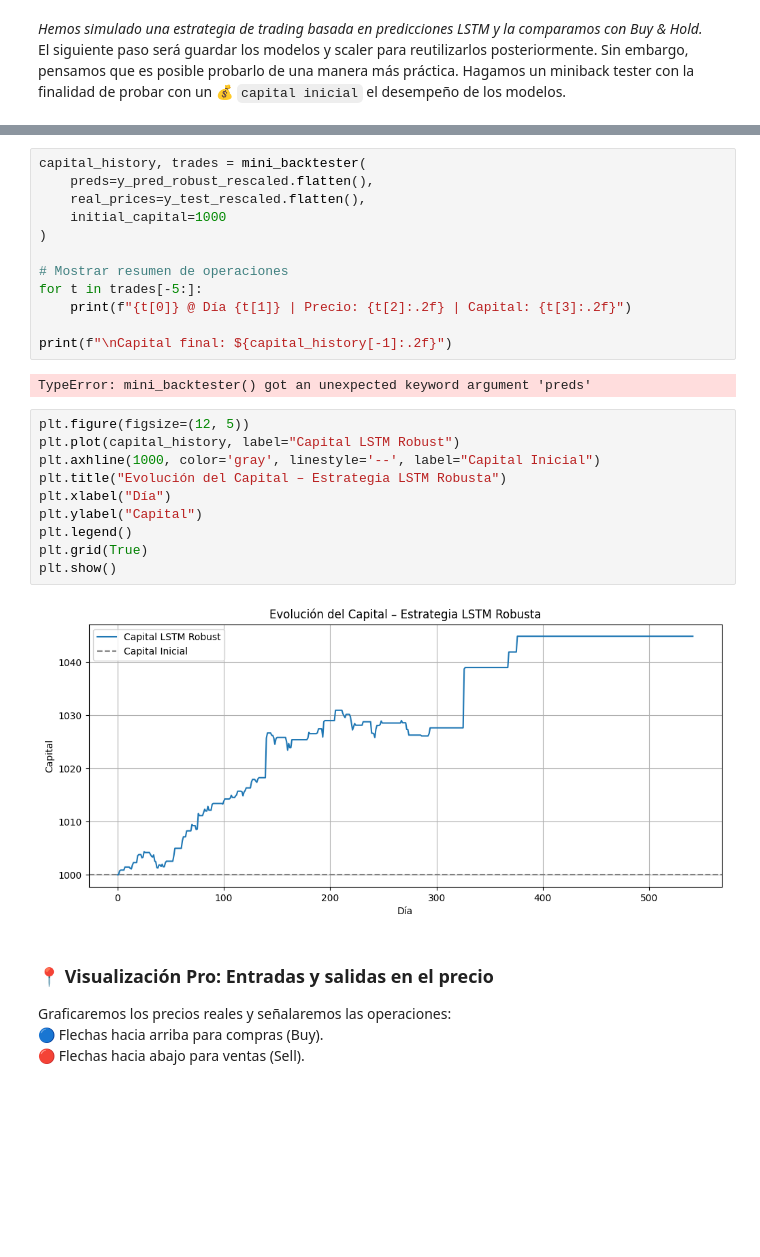
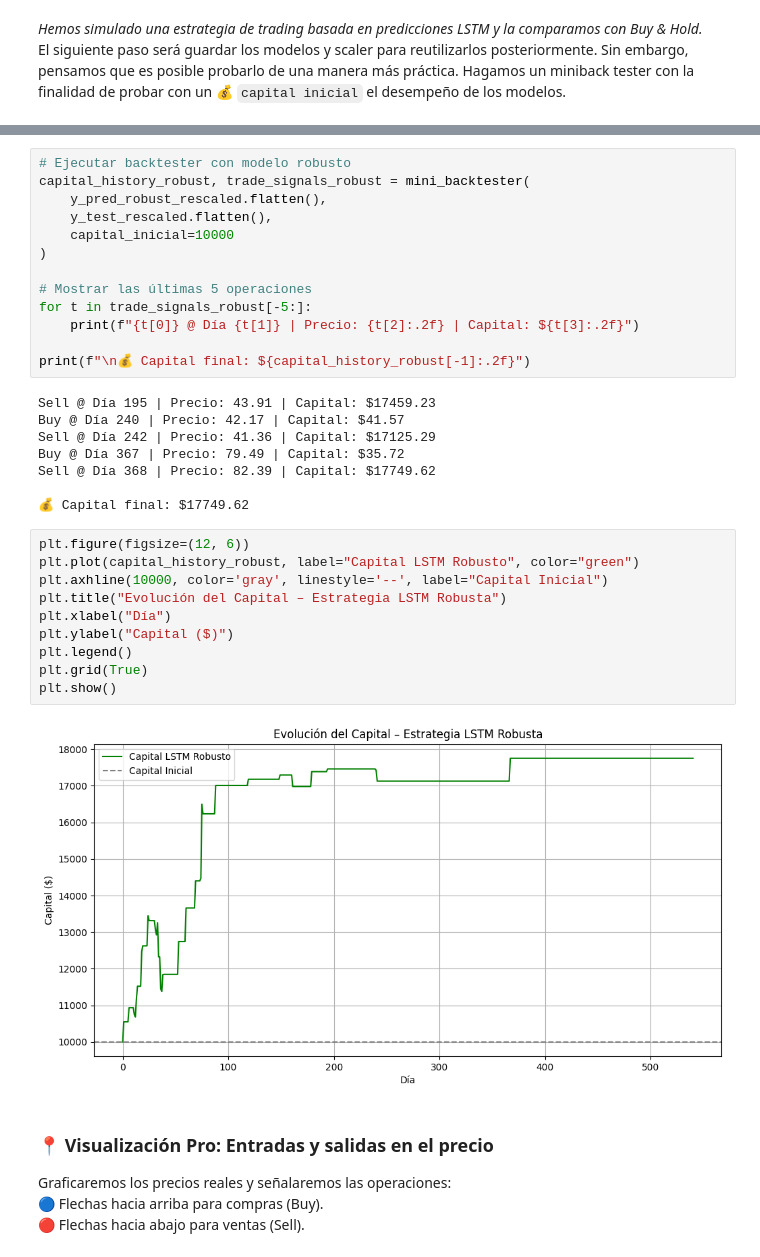
Before and after one commit to Parcex10/004_LSTM, a Jupyter notebook: report.ipynb, the cells around one changed output, grey strips where cells are left out. Saved outputs shown, nothing was run; the diff lists cells and outputs as text; blank space fills up the shorter version.

```diff
--- a/report.ipynb
+++ b/report.ipynb
@@ -353,29 +317,36 @@ def mini_backtester(predictions, real_prices, capital_inicial=10000):
 # %%
-capital_history, trades = mini_backtester(
-    preds=y_pred_robust_rescaled.flatten(),
-    real_prices=y_test_rescaled.flatten(),
-    initial_capital=1000
+# Ejecutar backtester con modelo robusto
+capital_history_robust, trade_signals_robust = mini_backtester(
+    y_pred_robust_rescaled.flatten(),
+    y_test_rescaled.flatten(),
+    capital_inicial=10000
 )
 
-# Mostrar resumen de operaciones
-for t in trades[-5:]:
-    print(f"{t[0]} @ Día {t[1]} | Precio: {t[2]:.2f} | Capital: {t[3]:.2f}")
+# Mostrar las últimas 5 operaciones
+for t in trade_signals_robust[-5:]:
+    print(f"{t[0]} @ Día {t[1]} | Precio: {t[2]:.2f} | Capital: ${t[3]:.2f}")
 
-print(f"\nCapital final: ${capital_history[-1]:.2f}")
+print(f"\n💰 Capital final: ${capital_history_robust[-1]:.2f}")
 # %% [output]
-TypeError: mini_backtester() got an unexpected keyword argument 'preds'
+Sell @ Día 195 | Precio: 43.91 | Capital: $17459.23
+Buy @ Día 240 | Precio: 42.17 | Capital: $41.57
+Sell @ Día 242 | Precio: 41.36 | Capital: $17125.29
+Buy @ Día 367 | Precio: 79.49 | Capital: $35.72
+Sell @ Día 368 | Precio: 82.39 | Capital: $17749.62
+
+💰 Capital final: $17749.62
 # %%
-plt.figure(figsize=(12, 5))
-plt.plot(capital_history, label="Capital LSTM Robust")
-plt.axhline(1000, color='gray', linestyle='--', label="Capital Inicial")
+plt.figure(figsize=(12, 6))
+plt.plot(capital_history_robust, label="Capital LSTM Robusto", color="green")
+plt.axhline(10000, color='gray', linestyle='--', label="Capital Inicial")
 plt.title("Evolución del Capital – Estrategia LSTM Robusta")
 plt.xlabel("Día")
-plt.ylabel("Capital")
+plt.ylabel("Capital ($)")
 plt.legend()
 plt.grid(True)
 plt.show()
 # %% [output]
-[figure, old version]
+[figure, new version]
 # %% [markdown]
 ### 📍 Visualización Pro: Entradas y salidas en el precio
 
```
Also changed, not shown: parts of 23 cells of this notebook, 1 other file.
